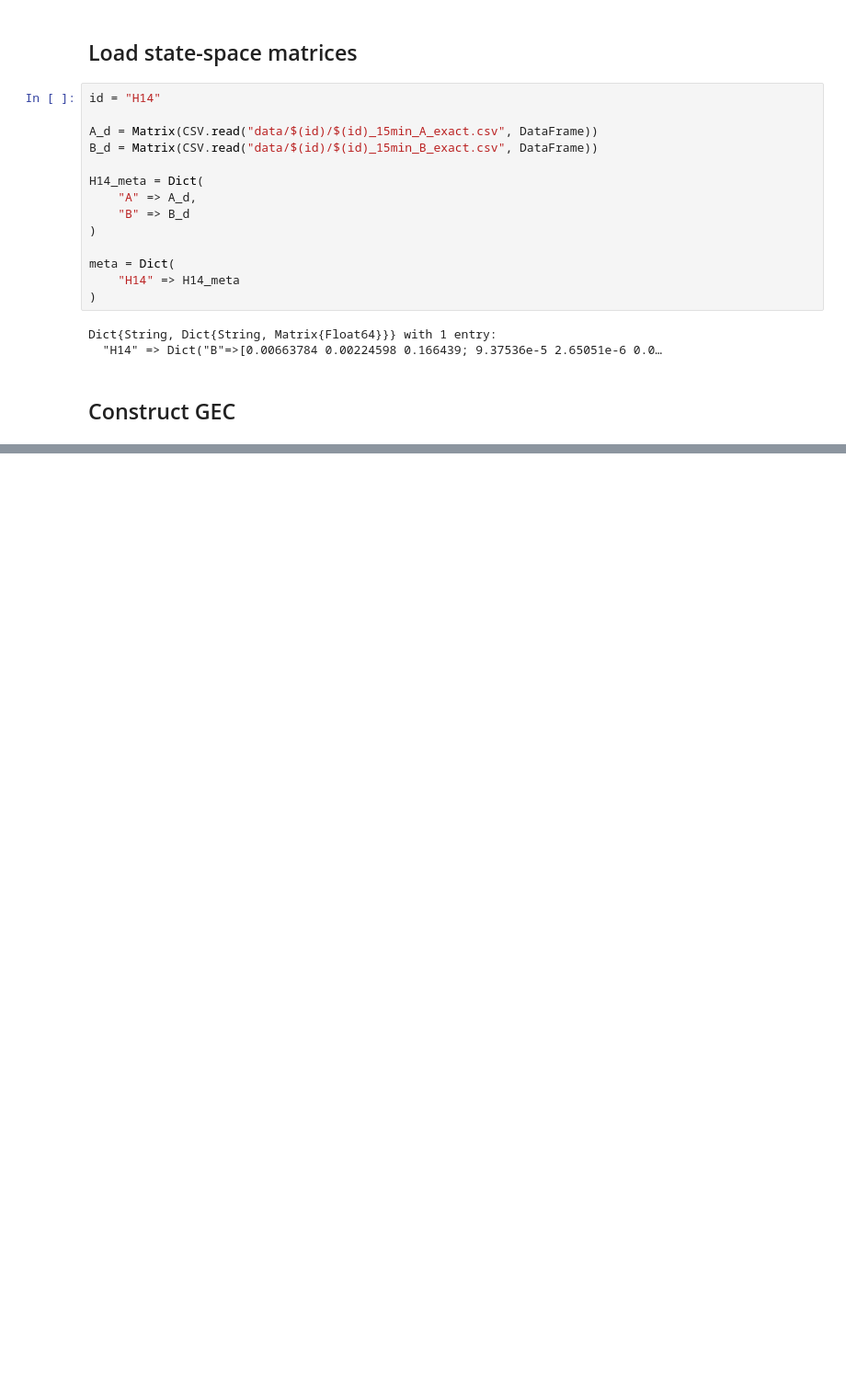
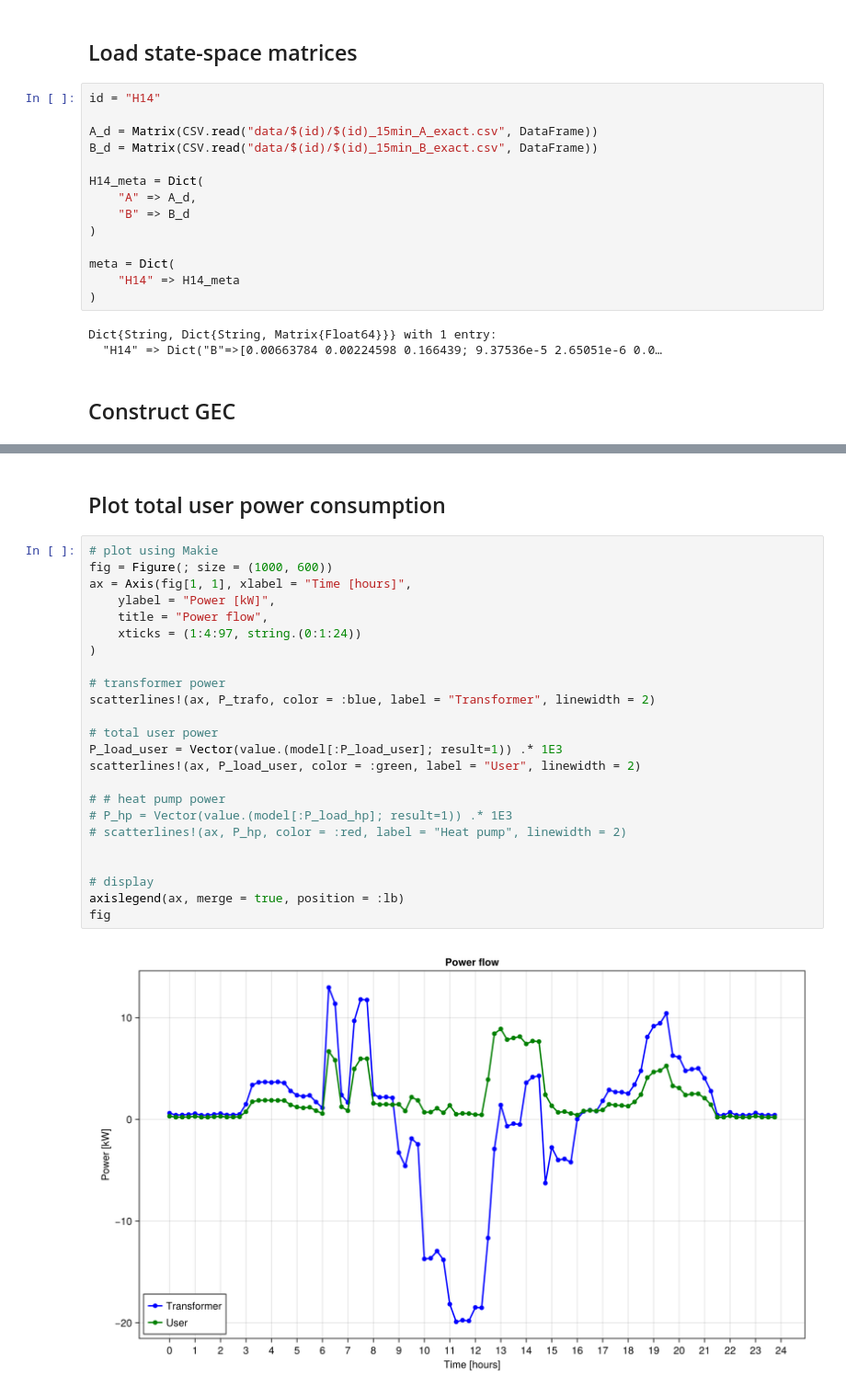
Before and after one commit to XinLiTue/Congestion-Management-based-on-Thermal-Comfort, a Jupyter notebook: OPF-jl.ipynb, the cells around one changed output, grey strips where cells are left out. Shown at 92% size. Saved outputs shown, nothing was run; the diff lists cells and outputs as text; blank space fills up the shorter version.

```diff
--- a/OPF-jl.ipynb
+++ b/OPF-jl.ipynb
@@ -135,0 +215,28 @@ And data, a 96×87 Matrix{VariableRef}:
+# %% [markdown]
+## Plot total user power consumption
+# %%
+# plot using Makie
+fig = Figure(; size = (1000, 600))
+ax = Axis(fig[1, 1], xlabel = "Time [hours]",
+    ylabel = "Power [kW]",
+    title = "Power flow",
+    xticks = (1:4:97, string.(0:1:24))
+)
+
+# transformer power
+scatterlines!(ax, P_trafo, color = :blue, label = "Transformer", linewidth = 2)
+
+# total user power
+P_load_user = Vector(value.(model[:P_load_user]; result=1)) .* 1E3
+scatterlines!(ax, P_load_user, color = :green, label = "User", linewidth = 2)
+
+# # heat pump power
+# P_hp = Vector(value.(model[:P_load_hp]; result=1)) .* 1E3
+# scatterlines!(ax, P_hp, color = :red, label = "Heat pump", linewidth = 2)
+
+
+# display
+axislegend(ax, merge = true, position = :lb)
+fig
+# %% [output]
+[figure, added]
```
Also changed, not shown: parts of 5 cells of this notebook, 3 other files.
